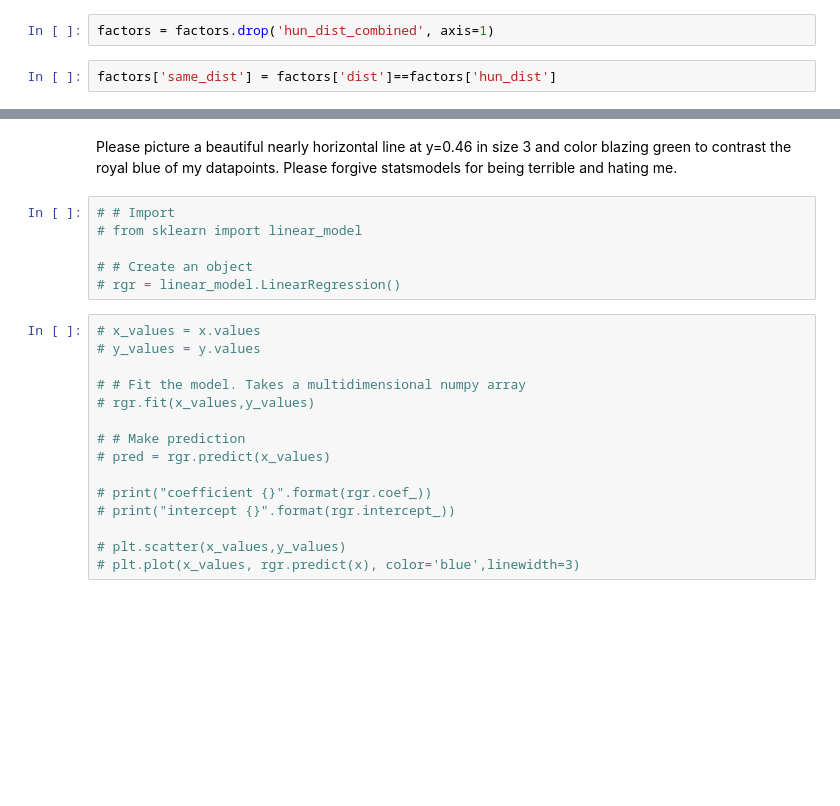
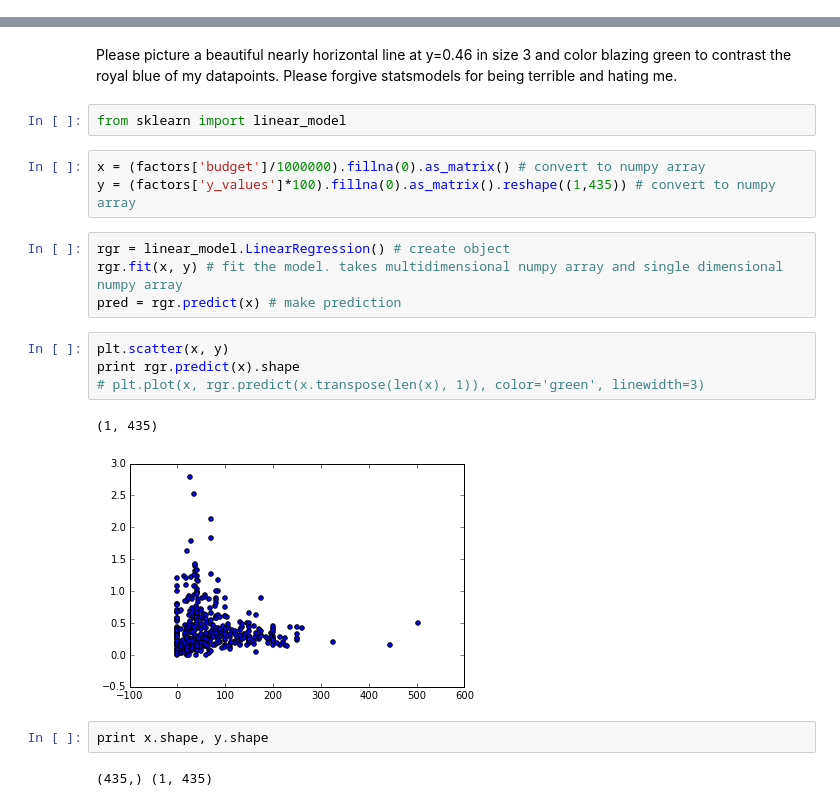
Before and after one commit to emilyhoughkovacs/luther, a Jupyter notebook: MVPMVPMVP.ipynb, the cells around one changed output, grey strips where cells are left out. Saved outputs shown, nothing was run; the diff lists cells and outputs as text; blank space fills up the shorter version.

```diff
--- a/MVPMVPMVP.ipynb
+++ b/MVPMVPMVP.ipynb
@@ -449,4 +279,0 @@ factors['hun_dist'] = factors['hun_dist_combined']
-# %%
-factors = factors.drop('hun_dist_combined', axis=1)
-# %%
-factors['same_dist'] = factors['dist']==factors['hun_dist']
@@ -630,23 +330,22 @@ y.shape
 # %% [markdown]
 Please picture a beautiful nearly horizontal line at y=0.46 in size 3 and color blazing green to contrast the royal blue of my datapoints. Please forgive statsmodels for being terrible and hating me.
-# %%
-# # Import
-# from sklearn import linear_model
-
-# # Create an object
-# rgr = linear_model.LinearRegression()
-# %%
-# x_values = x.values
-# y_values = y.values
-
-# # Fit the model. Takes a multidimensional numpy array
-# rgr.fit(x_values,y_values)
-
-# # Make prediction
-# pred = rgr.predict(x_values)
-
-# print("coefficient {}".format(rgr.coef_))
-# print("intercept {}".format(rgr.intercept_))
-
-# plt.scatter(x_values,y_values)
-# plt.plot(x_values, rgr.predict(x), color='blue',linewidth=3)
+# %%
+from sklearn import linear_model
+# %%
+x = (factors['budget']/1000000).fillna(0).as_matrix() # convert to numpy array
+y = (factors['y_values']*100).fillna(0).as_matrix().reshape((1,435)) # convert to numpy array
+# %%
+rgr = linear_model.LinearRegression() # create object
+rgr.fit(x, y) # fit the model. takes multidimensional numpy array and single dimensional numpy array
+pred = rgr.predict(x) # make prediction
+# %%
+plt.scatter(x, y)
+print rgr.predict(x).shape
+# plt.plot(x, rgr.predict(x.transpose(len(x), 1)), color='green', linewidth=3)
+# %% [output]
+(1, 435)
+[figure, added]
+# %%
+print x.shape, y.shape
+# %% [output]
+(435,) (1, 435)
```
Also changed, not shown: parts of 94 cells of this notebook.
